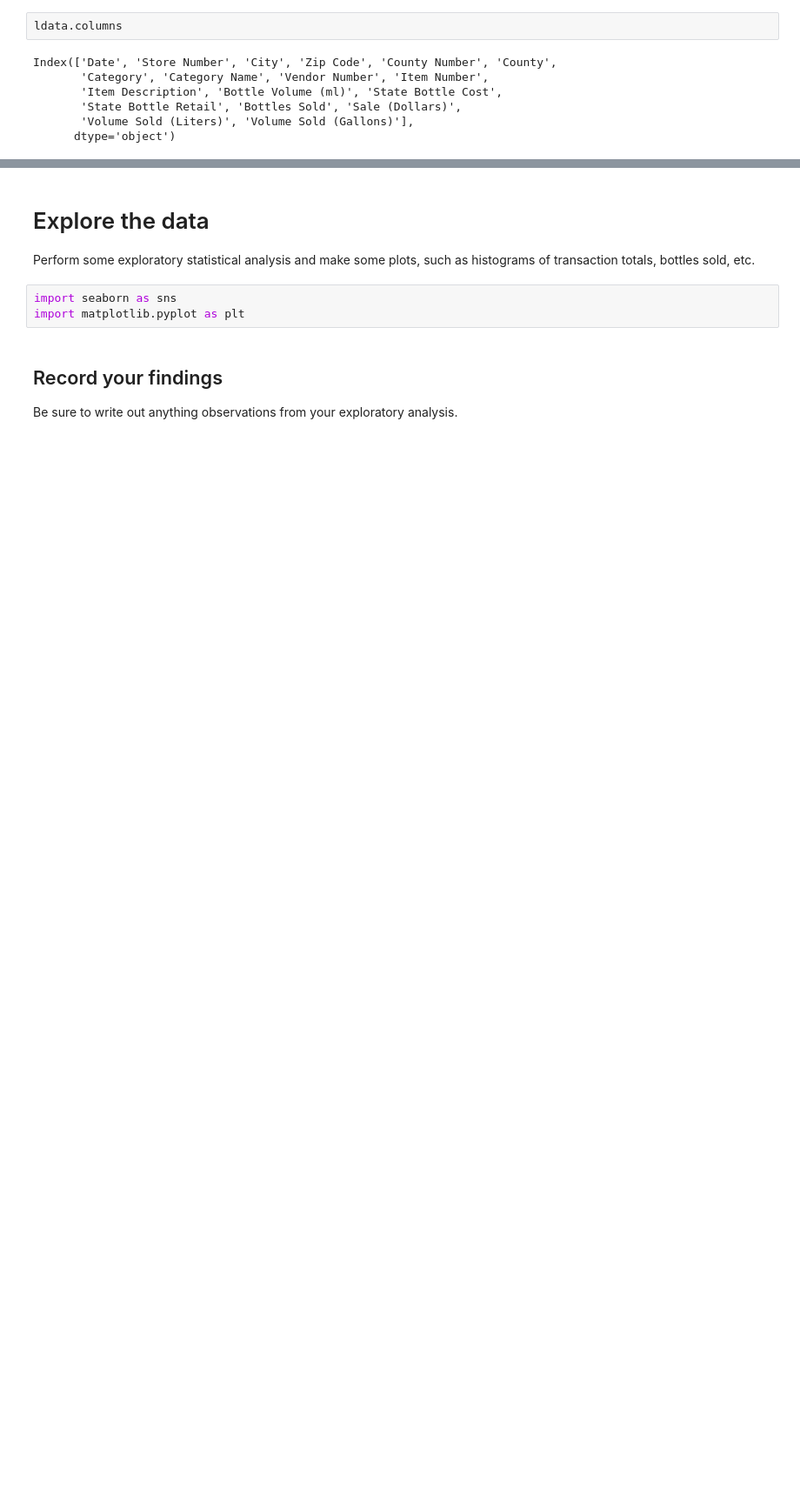
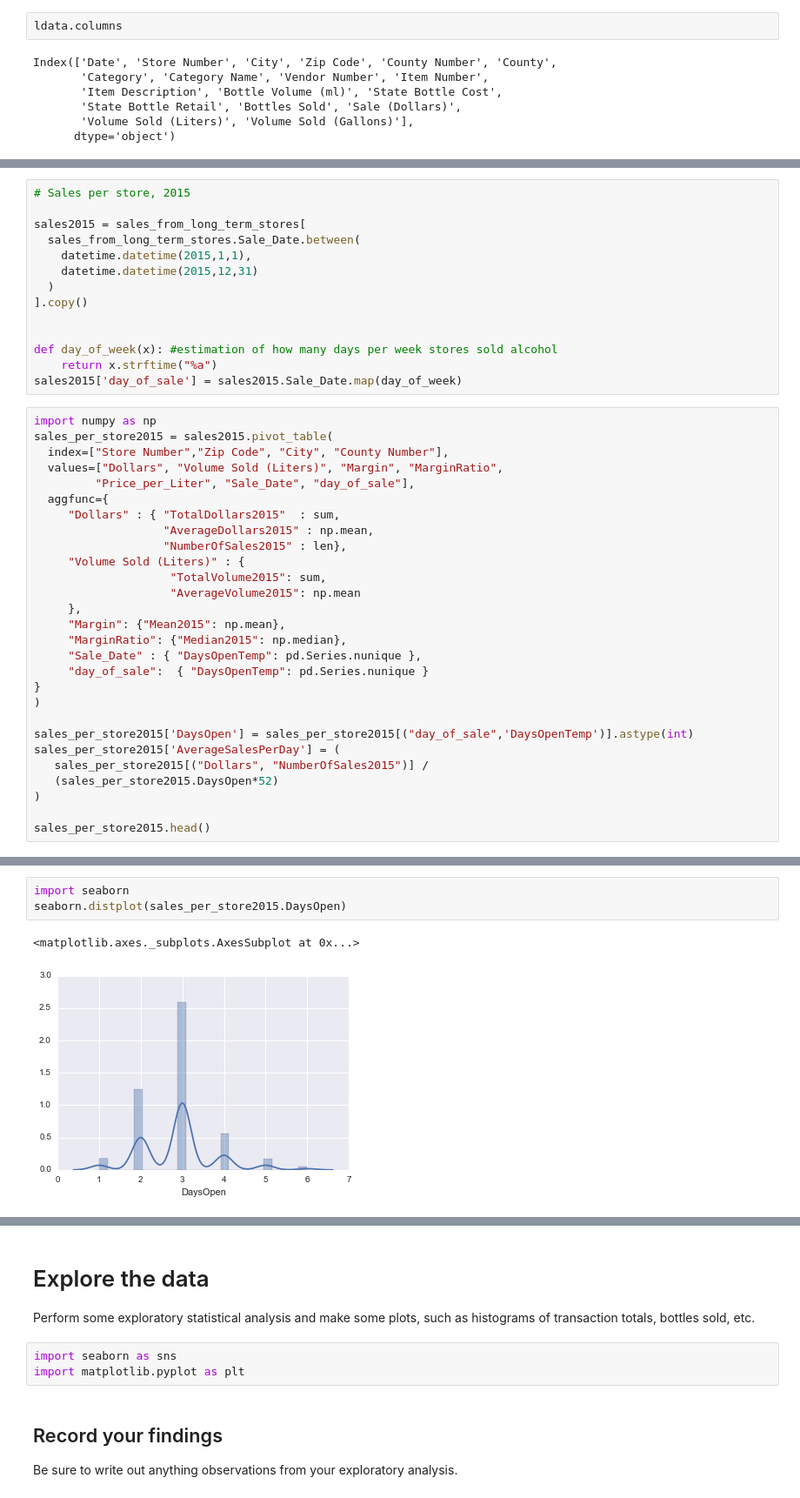
Before and after one commit to epkuznetsova/exercise-book, a Jupyter notebook: Project 3 Starter Code.ipynb, the cells around one changed output, grey strips where cells are left out. Shown at 87% size. Drawn from its saved outputs; the diff is of its cells as text; blank space fills up the shorter version.

```diff
--- a/Project 3 Starter Code.ipynb
+++ b/Project 3 Starter Code.ipynb
@@ -155,0 +315,42 @@ result.describe()
+# %%
+# Sales per store, 2015
+
+sales2015 = sales_from_long_term_stores[
+  sales_from_long_term_stores.Sale_Date.between(
+    datetime.datetime(2015,1,1),
+    datetime.datetime(2015,12,31)
+  )
+].copy()
+
+
+def day_of_week(x): #estimation of how many days per week stores sold alcohol
+    return x.strftime("%a")
+sales2015['day_of_sale'] = sales2015.Sale_Date.map(day_of_week)
+# %%
+import numpy as np
+sales_per_store2015 = sales2015.pivot_table(
+  index=["Store Number","Zip Code", "City", "County Number"],
+  values=["Dollars", "Volume Sold (Liters)", "Margin", "MarginRatio",
+         "Price_per_Liter", "Sale_Date", "day_of_sale"],
+  aggfunc={
+     "Dollars" : { "TotalDollars2015"  : sum,
+                   "AverageDollars2015" : np.mean,
+                   "NumberOfSales2015" : len},
+     "Volume Sold (Liters)" : {
+                    "TotalVolume2015": sum,
+                    "AverageVolume2015": np.mean
+     },
+     "Margin": {"Mean2015": np.mean},
+     "MarginRatio": {"Median2015": np.median},
+     "Sale_Date" : { "DaysOpenTemp": pd.Series.nunique },
+     "day_of_sale":  { "DaysOpenTemp": pd.Series.nunique }
+}
+)
+
+sales_per_store2015['DaysOpen'] = sales_per_store2015[("day_of_sale",'DaysOpenTemp')].astype(int)
+sales_per_store2015['AverageSalesPerDay'] = (
+   sales_per_store2015[("Dollars", "NumberOfSales2015")] /
+   (sales_per_store2015.DaysOpen*52)
+)
+
+sales_per_store2015.head()
@@ -155,0 +366,6 @@ result.describe()
+# %%
+import seaborn
+seaborn.distplot(sales_per_store2015.DaysOpen)
+# %% [output]
+<matplotlib.axes._subplots.AxesSubplot at 0x...>
+[figure, added]
```
Also changed, not shown: parts of 45 cells of this notebook.
